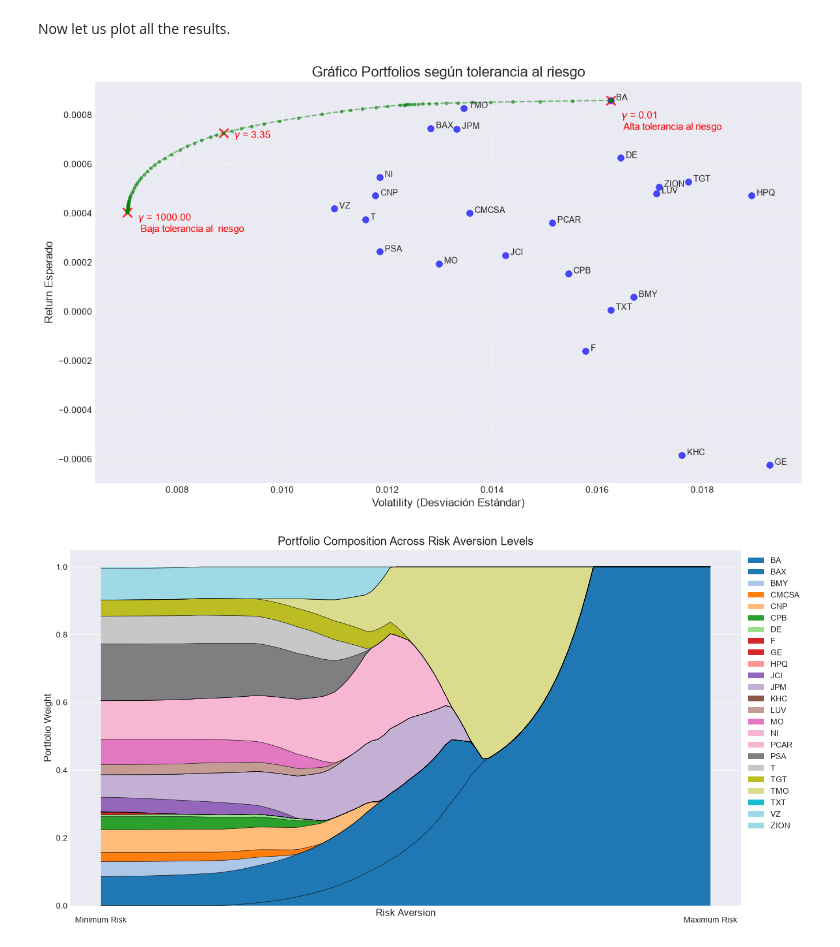
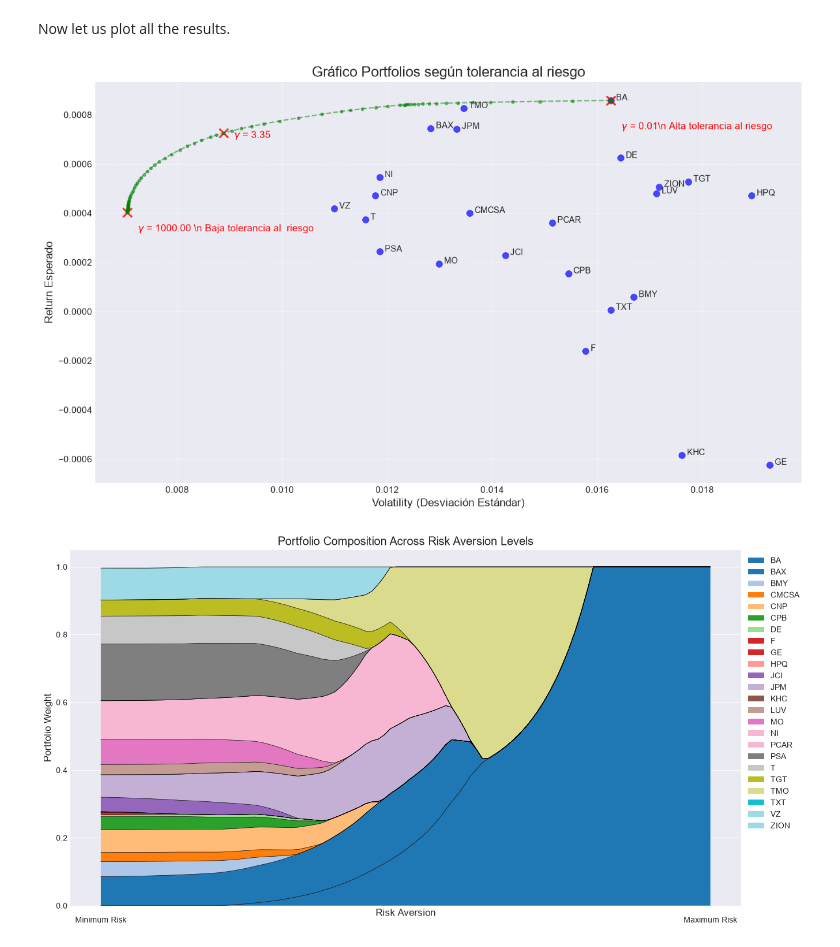
Before and after one commit to alfonso-santos/microcredencial-carteras-python, a Jupyter notebook: Tema_3_Markowitz/src/ejemplos-optimizacion-markowitz-soluciones-English.ipynb, the cells around one changed output. Saved outputs shown, nothing was run; the diff lists cells and outputs as text; code cells hidden in the pictures.

```diff
--- a/Tema_3_Markowitz/src/ejemplos-optimizacion-markowitz-soluciones-English.ipynb
+++ b/Tema_3_Markowitz/src/ejemplos-optimizacion-markowitz-soluciones-English.ipynb
@@ -896,12 +964,12 @@ plt.scatter(
     marker="x",
     linewidths=2,
     alpha=0.8,
-    label=f"$\gamma$ = {gamma_vals[num_sim-1]:.2f}",
+    label=rf"$\gamma$ = {gamma_vals[num_sim-1]:.2f}",
 )
 plt.text(
     riesgos_res[num_sim - 1] + 2 * desplazamiento_x,
     retornos_res[num_sim - 1] - 4 * desplazamiento_y,
-    f"$\gamma$ = {gamma_vals[num_sim-1]:.2f} \n Baja tolerancia al  riesgo",
+    rf"$\gamma$ = {gamma_vals[num_sim-1]:.2f} \n Baja tolerancia al  riesgo",
     fontsize=11,
     color="red",
 )
@@ -915,12 +983,12 @@ plt.scatter(
     marker="x",
     linewidths=2,
     alpha=0.8,
-    label=f"$\gamma$ = {gamma_vals[int(num_sim/2)]:.2f}",
+    label=rf"$\gamma$ = {gamma_vals[int(num_sim/2)]:.2f}",
 )
 plt.text(
     riesgos_res[int(num_sim / 2)] + 2 * desplazamiento_x,
     retornos_res[int(num_sim / 2)] - desplazamiento_y,
-    f"$\gamma$ = {gamma_vals[int(num_sim/2)]:.2f}",
+    rf"$\gamma$ = {gamma_vals[int(num_sim/2)]:.2f}",
     fontsize=11,
     color="red",
 )
@@ -929,36 +997,36 @@ plt.text(
 plt.scatter(
     riesgos_res[int(0)],
     retornos_res[int(0)],
     color="red",
     s=100,
     marker="x",
     linewidths=2,
     alpha=0.8,
-    label=f"$\gamma$ = {gamma_vals[int(0)]:.2f}",
+    label=rf"$\gamma$ = {gamma_vals[int(0)]:.2f}",
 )
 plt.text(
     riesgos_res[int(0)] + 2 * desplazamiento_x,
     retornos_res[int(0)] - 6 * desplazamiento_y,
-    f"$\gamma$ = {gamma_vals[0]:.2f}\n Alta tolerancia al riesgo",
+    rf"$\gamma$ = {gamma_vals[0]:.2f}\n Alta tolerancia al riesgo",
     fontsize=11,
     color="red",
 )
 
 # Añadiendo títulos y etiquetas
 plt.title("Gráfico Portfolios según tolerancia al riesgo", fontsize=16)
 plt.xlabel("Volatility (Desviación Estándar)", fontsize=12)
 plt.ylabel("Return Esperado", fontsize=12)
 
 # Añadiendo leyenda con mejor posición
 # plt.legend(loc='best')
 
 # Mostrando la cuadrícula para mejor lectura
 plt.grid(True, linestyle="--", alpha=0.5)
 
 # Mostrar el gráfico
 plt.show()
 # %% [output]
-[figure, old version]
+[figure, new version]
 # %%
 # Number of portfolios and assets
 num_sim, num_act = pesos_res.shape
```
Also changed, not shown: parts of 18 cells of this notebook.
